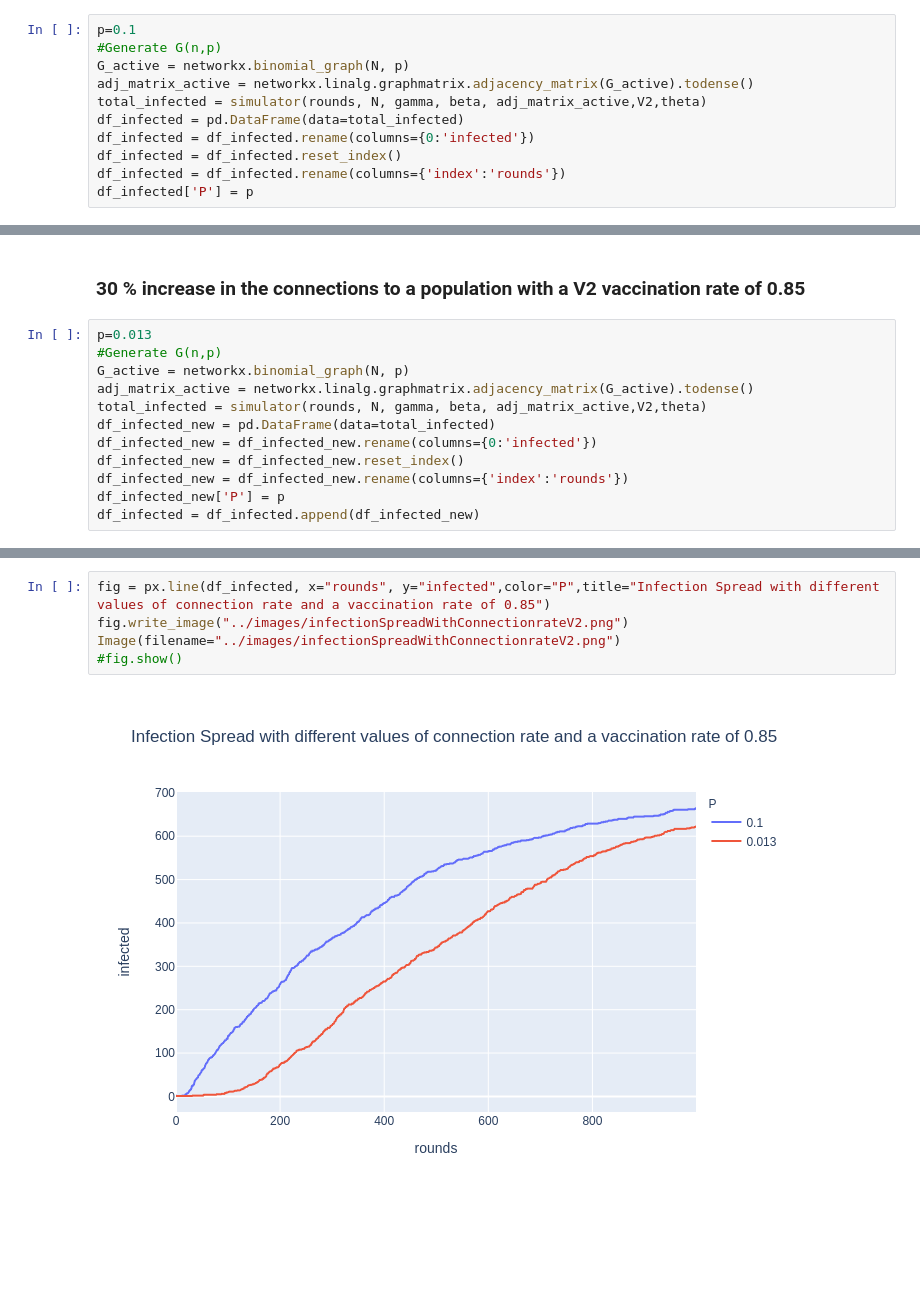
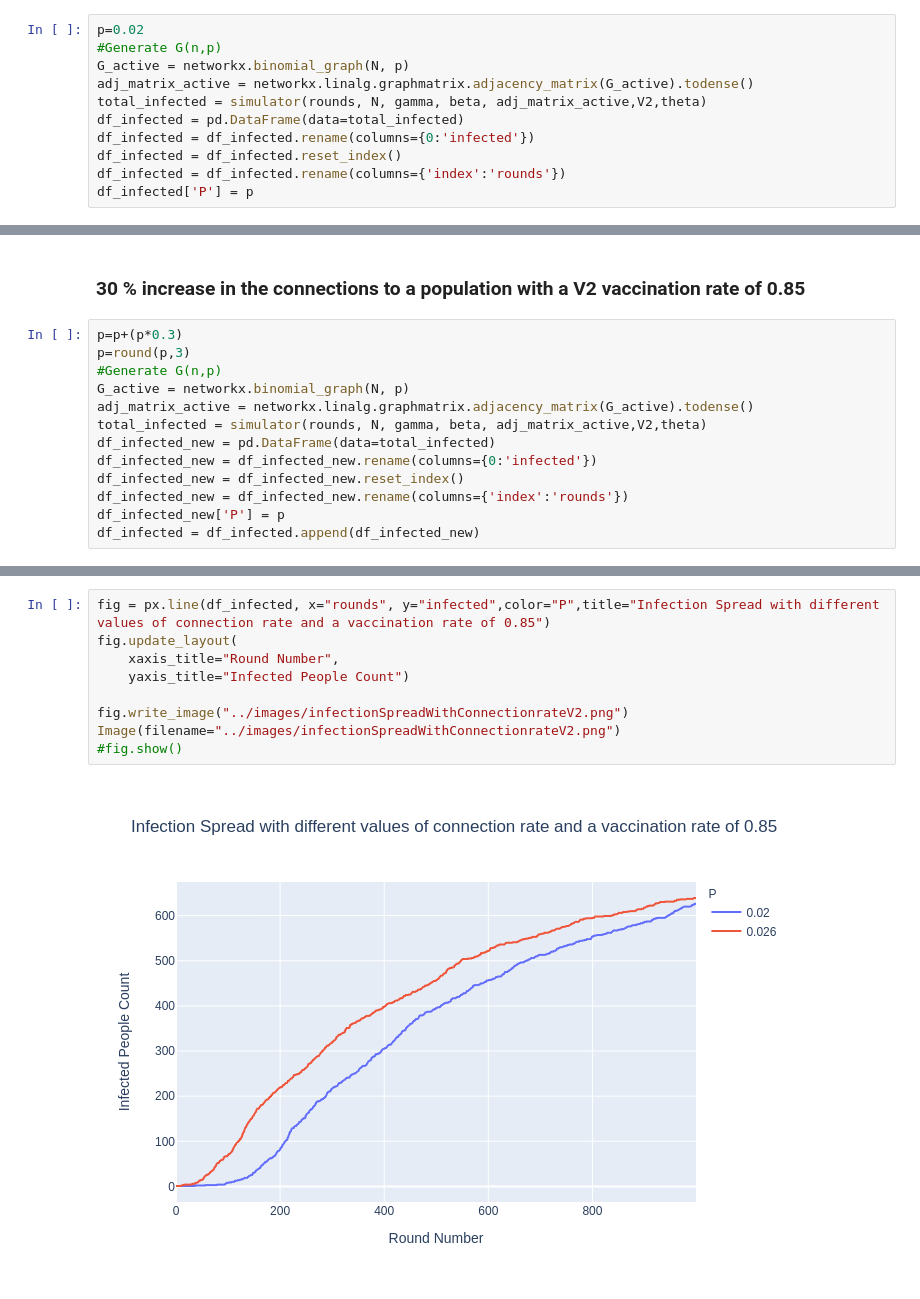
Before and after one commit to andykawabata/Network-Analysis, a Jupyter notebook: src/QuestionE.ipynb, the cells around one changed output, grey strips where cells are left out. Cells and saved outputs as stored; diff of their text form; blank space fills up the shorter version.

```diff
--- a/src/QuestionE.ipynb
+++ b/src/QuestionE.ipynb
@@ -128,5 +102,5 @@ Image(filename="../images/infectionSpreadWithConnectionrateV1.png")
 # %%
-p=0.1
+p=0.02
 #Generate G(n,p)
 G_active = networkx.binomial_graph(N, p)
 adj_matrix_active = networkx.linalg.graphmatrix.adjacency_matrix(G_active).todense()
@@ -157,7 +113,8 @@ number of people healthy in round  999 is 335
 # %% [markdown]
 ### 30 % increase in the connections to a population with a V2 vaccination rate of 0.85
 # %%
-p=0.013
+p=p+(p*0.3)
+p=round(p,3)
 #Generate G(n,p)
 G_active = networkx.binomial_graph(N, p)
 adj_matrix_active = networkx.linalg.graphmatrix.adjacency_matrix(G_active).todense()
@@ -189,7 +128,11 @@ number of people healthy in round  999 is 378
 # %%
 fig = px.line(df_infected, x="rounds", y="infected",color="P",title="Infection Spread with different values of connection rate and a vaccination rate of 0.85")
+fig.update_layout(
+    xaxis_title="Round Number",
+    yaxis_title="Infected People Count")
+
 fig.write_image("../images/infectionSpreadWithConnectionrateV2.png")
 Image(filename="../images/infectionSpreadWithConnectionrateV2.png")
 #fig.show()
 # %% [output]
-[figure, old version]
+[figure, new version]
```
Also changed, not shown: parts of 9 cells of this notebook, 4 other files.
